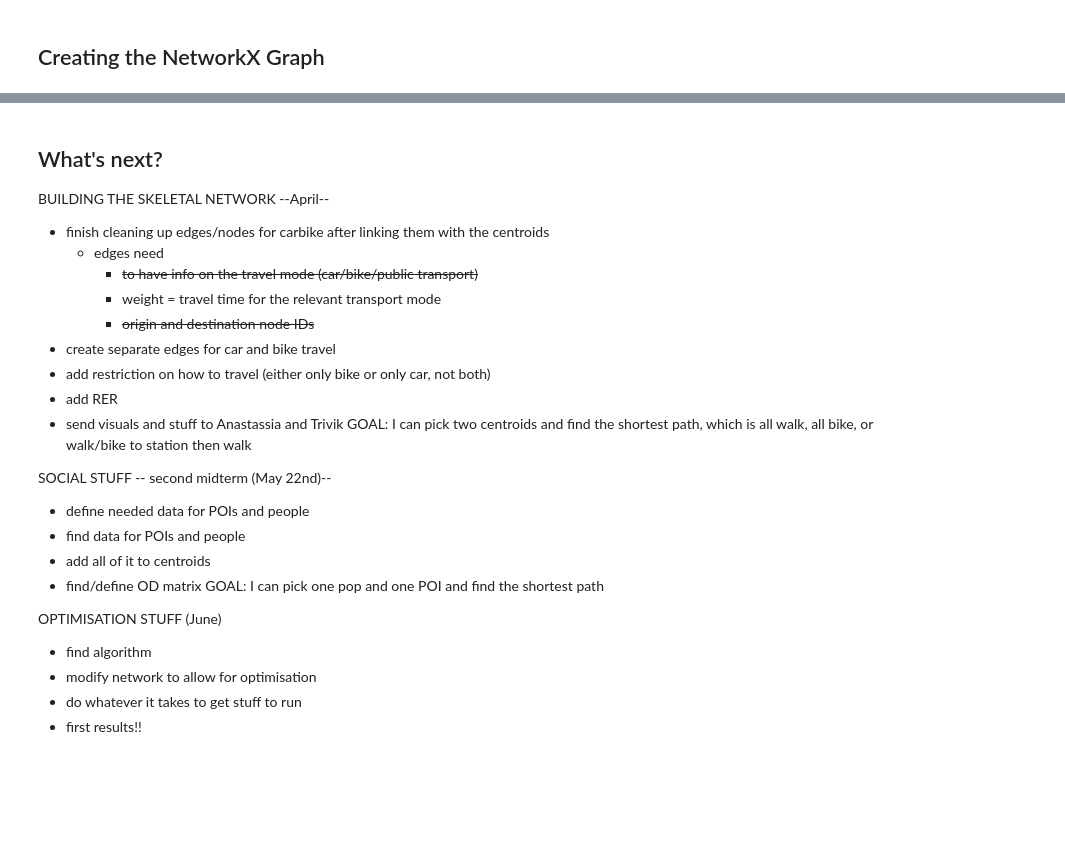
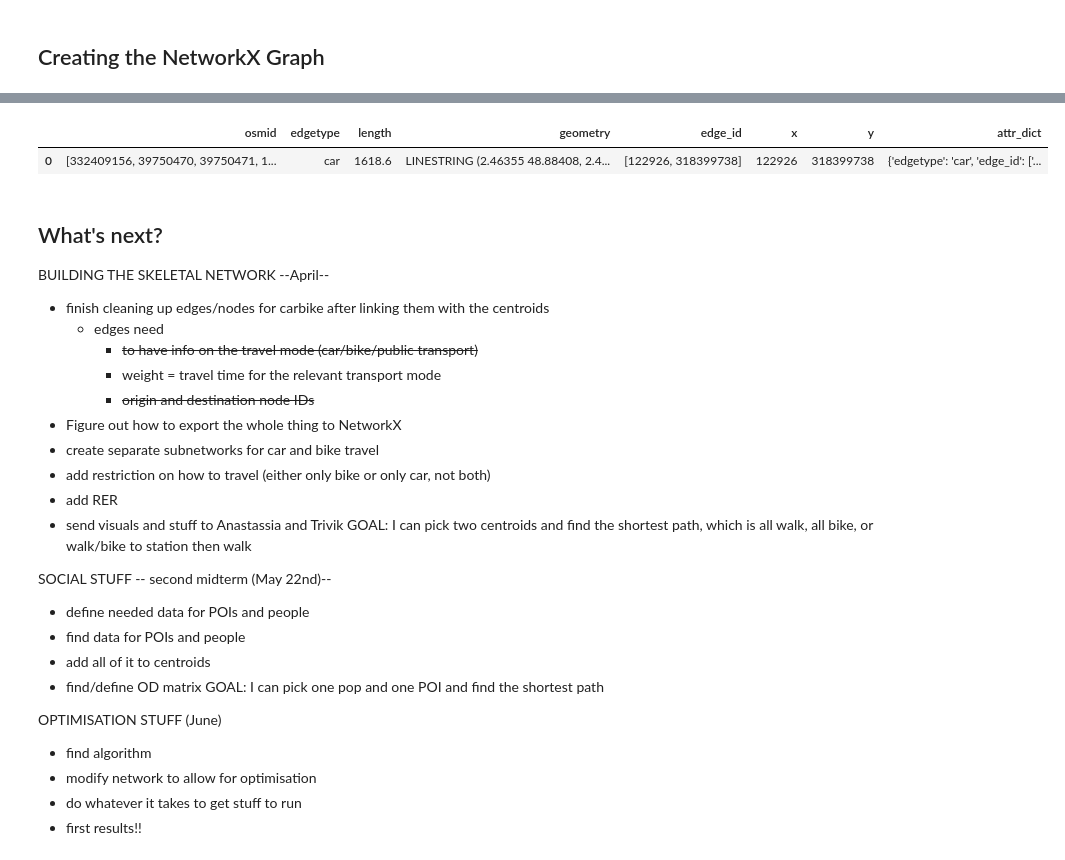
Before and after one commit to AurianeTec/Thesis, a Jupyter notebook: create_final_network.ipynb, the cells around one changed output, grey strips where cells are left out. Cells and saved outputs as stored; diff of their text form; code cells hidden in the pictures; blank space fills up the shorter version.

```diff
--- a/create_final_network.ipynb
+++ b/create_final_network.ipynb
@@ -262,3 +318,16 @@ nodes_carbike_complete.head(1)
 - Make new edges compatible with the old ones
     - some new edges connect with a node from the carbike network using the ID given by linked_network instead of the original osmID -> change these IDs into their osmIDs AND update this info in the edges df
     - These IDs are already absent from the nodes_carbike_complete df since it is based on the old nodes_all df and the new_nodes and centroids dfs
+# %%
+#--- Make with_id.nodes and edges workable
+n = 5
+edges_with_id = with_id.edges
+edges_with_id['from_id'] = edges_with_id['from_id'].str[5:].astype(int)
+edges_with_id['to_id'] = edges_with_id['to_id'].str[5:].astype(int)
+edges_with_id['id'] = edges_with_id['id'].str[5:].astype(int)
+
+print(max(check_missing_nodes(edges_with_id['from_id'], edges_with_id['to_id'], nodes_carbike_complete['osmid'])[0]) )
+# highest missing id in edges should be BELOW all of those in the nodes dataframe (i.e 115147)
+
+print(min(check_missing_nodes(edges_with_id['from_id'], edges_with_id['to_id'], nodes_carbike_complete['osmid'])[1]) )
+# lowest missing ID in nodes should be the lowest original osmid (i.e 122926), need to overwrite the nodes id in edges with their new value
@@ -346,3 +442,8 @@ nx.shortest_path(G, 115083, 115173)
+# %%
+edges_with_id.head(1)
+# %% [output]
+|  | osmid | edgetype | length | geometry | edge_id | x | y | attr_dict |
+| 0 | [332409156, 39750470, 39750471, 1... | car | 1618.6 | LINESTRING (2.46355 48.88408, 2.4... | [122926, 318399738] | 122926 | 318399738 | {'edgetype': 'car', 'edge_id': ['... |
 # %% [markdown]
 ## What's next?
 
@@ -352,7 +453,8 @@ BUILDING THE SKELETAL NETWORK --April--
         - ~~to have info on the travel mode (car/bike/public transport)~~
         - weight = travel time for the relevant transport mode
         - ~~origin and destination node IDs~~
-- create separate edges for car and bike travel
+- Figure out how to export the whole thing to NetworkX
+- create separate subnetworks for car and bike travel
 - add restriction on how to travel (either only bike or only car, not both)
 - add RER
 - send visuals and stuff to Anastassia and Trivik
```
Also changed, not shown: parts of 24 cells of this notebook, 5 other files.
